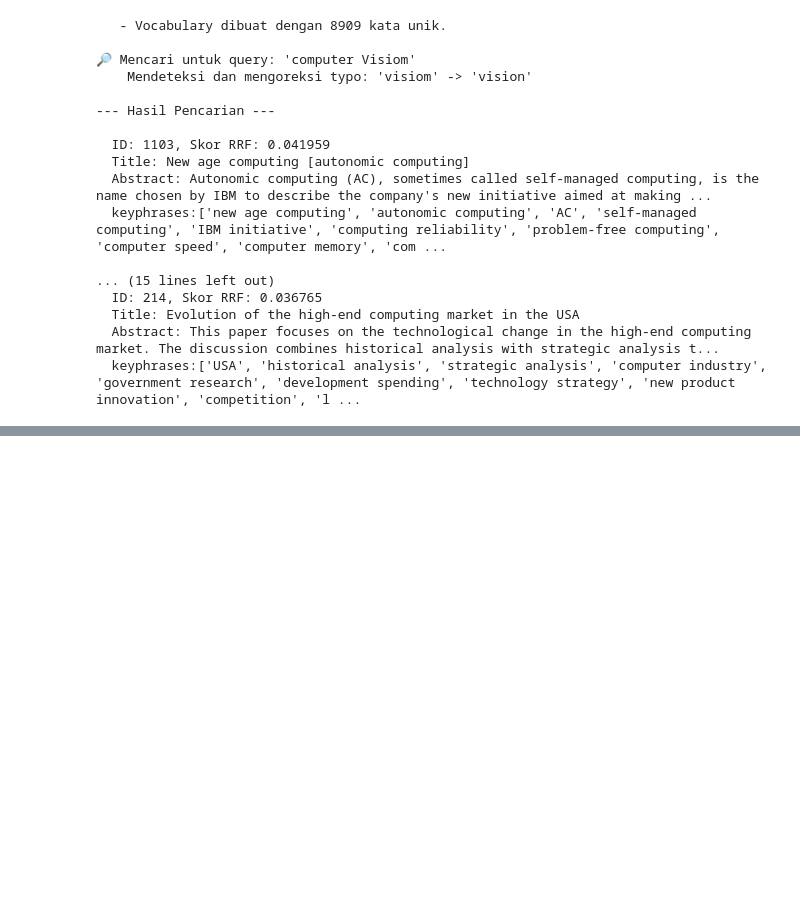
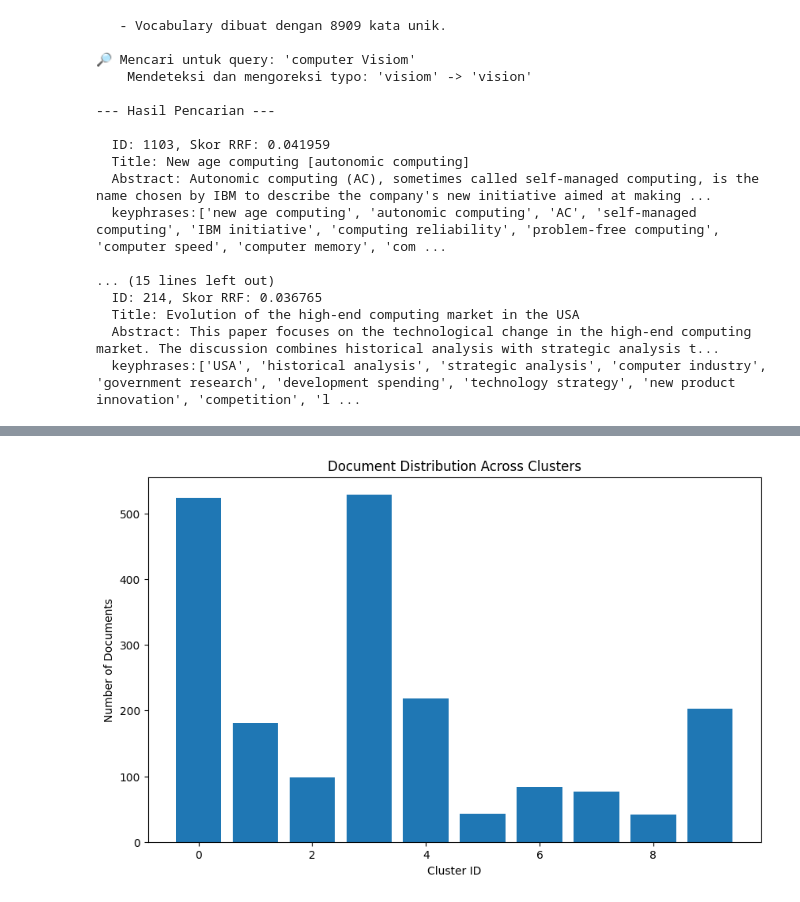
Before and after one commit to adaalif/Search-Engine, a Jupyter notebook: search-engine-basic.ipynb, the cells around one changed output, grey strips where cells are left out. Saved outputs shown, nothing was run; the diff lists cells and outputs as text; code cells hidden in the pictures; blank space fills up the shorter version.

Commit message:
menambah clustering ke dalam search engine

```diff
--- a/search-engine-basic.ipynb
+++ b/search-engine-basic.ipynb
@@ -0,0 +112,17 @@
+# %%
+# Function 4: Setup BM25
+def setup_bm25(dataset):
+    """Setup BM25 for title, abstract, and keyphrases"""
+    tokenized_titles = [preprocess(doc.get('title', '')) for doc in dataset]
+    tokenized_abstracts = [preprocess(doc.get('abstract', '')) for doc in dataset]
+    tokenized_keyphrases = [preprocess(' '.join(doc.get('keyphrases', []))) for doc in dataset]
+
+    bm25_title = BM25Okapi(tokenized_titles) if any(tokenized_titles) else None
+    bm25_abstract = BM25Okapi(tokenized_abstracts) if any(tokenized_abstracts) else None
+    bm25_keyphrases = BM25Okapi(tokenized_keyphrases) if any(tokenized_keyphrases) else None
+
+    return bm25_title, bm25_abstract, bm25_keyphrases
+
+# Setup BM25
+bm25_title, bm25_abstract, bm25_keyphrases = setup_bm25(dataset_to_eval)
+print("BM25 setup completed")
@@ -204,3 +628,67 @@ for doc in search_results:
   Title: Evolution of the high-end computing market in the USA
   Abstract: This paper focuses on the technological change in the high-end computing market. The discussion combines historical analysis with strategic analysis t...
   keyphrases:['USA', 'historical analysis', 'strategic analysis', 'computer industry', 'government research', 'development spending', 'technology strategy', 'new product innovation', 'competition', 'l ...
+# %%
+# Clustering Implementation
+from sklearn.feature_extraction.text import TfidfVectorizer
+from sklearn.cluster import KMeans
+from sklearn.metrics.pairwise import cosine_similarity
+import matplotlib.pyplot as plt
+import seaborn as sns
+
+def setup_document_clustering(dataset, n_clusters=10):
+    """Setup document clustering using K-Means"""
+    print("🔄 Setting up document clustering...")
+
+    # Combine all text for clustering
+    combined_texts = []
+    for doc in dataset:
+        title = doc.get('title', '')
+        abstract = doc.get('abstract', '')
+        keyphrases = ' '.join(doc.get('keyphrases', []))
+        combined_text = f"{title} {abstract} {keyphrases}"
+        combined_texts.append(combined_text)
+
+    # Create TF-IDF vectors for clustering
+    tfidf_vectorizer = TfidfVectorizer(
+        max_features=1000,
+        stop_words='english',
+        ngram_range=(1, 2)
+    )
+
+    tfidf_matrix = tfidf_vectorizer.fit_transform(combined_texts)
+
+    # Perform K-Means clustering
+    kmeans = KMeans(
+        n_clusters=min(n_clusters, len(dataset)),
+        random_state=42,
+        n_init=10
+    )
+
+    doc_clusters = kmeans.fit_predict(tfidf_matrix)
+    cluster_centers = kmeans.cluster_centers_
+
+    print(f"✅ Clustering completed: {len(set(doc_clusters))} clusters created")
+
+    return tfidf_vectorizer, kmeans, doc_clusters, cluster_centers
+
+# Setup clustering
+tfidf_vectorizer, kmeans, doc_clusters, cluster_centers = setup_document_clustering(dataset_to_eval, n_clusters=10)
+
+# Analyze cluster distribution
+cluster_counts = {}
+for cluster_id in doc_clusters:
+    cluster_counts[cluster_id] = cluster_counts.get(cluster_id, 0) + 1
+
+print("\n📊 Cluster Distribution:")
+for cluster_id, count in sorted(cluster_counts.items()):
+    print(f"  Cluster {cluster_id}: {count} documents")
+
+# Visualize cluster distribution
+plt.figure(figsize=(10, 6))
+plt.bar(cluster_counts.keys(), cluster_counts.values())
+plt.xlabel('Cluster ID')
+plt.ylabel('Number of Documents')
+plt.title('Document Distribution Across Clusters')
+plt.show()
+# %% [output]
@@ -206,0 +709 @@ for doc in search_results:
+[figure, added]
```
Also changed, not shown: parts of 18 cells of this notebook, 7 other files.
